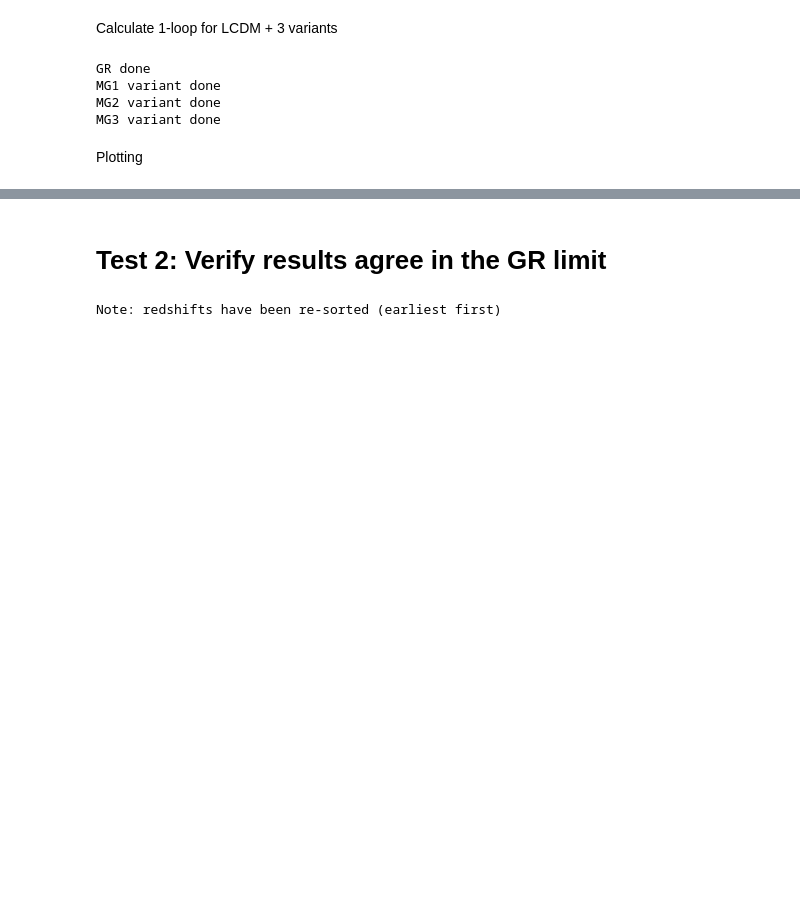
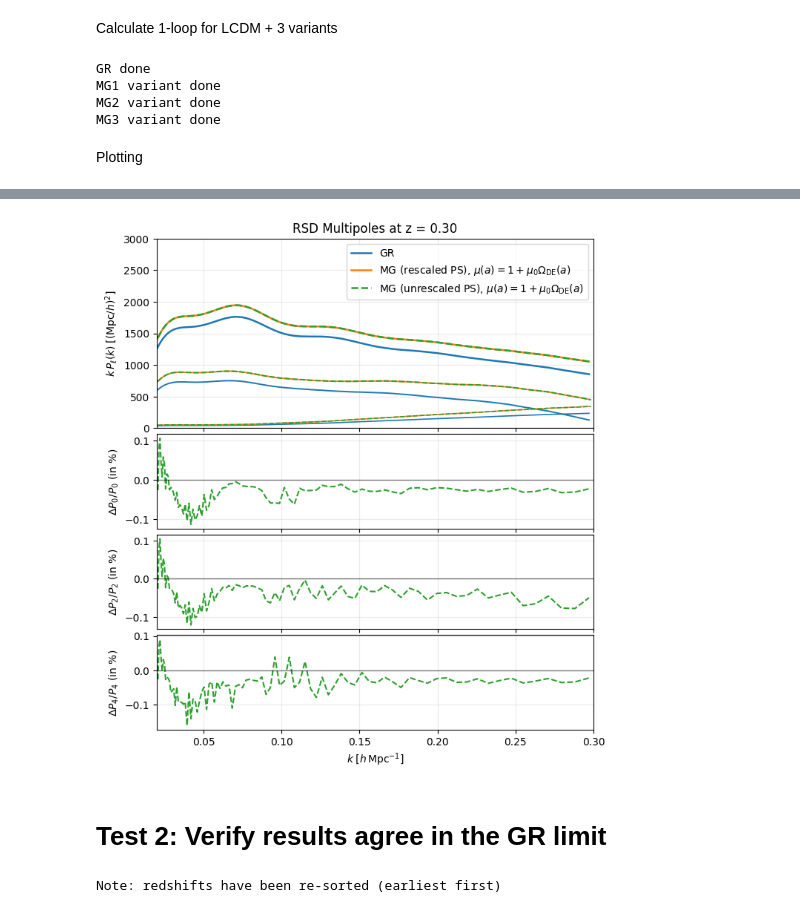
Before and after one commit to alejandroaviles/fkpt, a Jupyter notebook: notebooks/pyfkpt_with_isitgr.ipynb, the cells around one changed output, grey strips where cells are left out. Saved outputs shown, nothing was run; the diff lists cells and outputs as text; code cells hidden in the pictures; blank space fills up the shorter version.

```diff
--- a/notebooks/pyfkpt_with_isitgr.ipynb
+++ b/notebooks/pyfkpt_with_isitgr.ipynb
@@ -239,3 +377,101 @@ plt.show()
+# %%
+import numpy as np
+import matplotlib.pyplot as plt
+
+# show only 0 < k < 0.02
+kmin_plot = 0.02
+kmax_plot = 0.3
+
+series = [
+    ("GR",                  "C0", "-",  k_GR,            P0_GR,            P2_GR,            P4_GR),
+    ("MG (rescaled PS), $\\mu(a)=1+\\mu_0\\Omega_\\mathrm{DE}(a)$",
+                            "C1", "-",  k_MG_internal,   P0_MG_internal,   P2_MG_internal,   P4_MG_internal),
+    ("MG (unrescaled PS), $\\mu(a)=1+\\mu_0\\Omega_\\mathrm{DE}(a)$",
+                            "C2", "--", k_MG_unrescaled, P0_MG_unrescaled, P2_MG_unrescaled, P4_MG_unrescaled),
+    # (removed) ("MG (external f(k))", "C3", ":",  k_MG, P0_MG, P2_MG, P4_MG),
+]
+
+def mask_window(kk, *ys):
+    m = (kk > kmin_plot) & (kk < kmax_plot)
+    out = [kk[m]]
+    for y in ys: out.append(y[m])
+    return out if len(out) > 2 else out[0]
+
+def _interp_common(x_ref, x_src, y_src):
+    xmin = max(x_ref.min(), x_src.min())
+    xmax = min(x_ref.max(), x_src.max())
+    mask = (x_ref >= xmin) & (x_ref <= xmax)
+    y_ref = np.full_like(x_ref, np.nan, dtype=float)
+    if np.count_nonzero(mask):
+        y_ref[mask] = np.interp(x_ref[mask], x_src, y_src)
+    return y_ref, mask
+
+def _safe_rel(num, den, m):
+    mm = m & np.isfinite(num) & np.isfinite(den) & (den != 0.0)
+    out = np.full_like(num, np.nan)
+    out[mm] = num[mm] / den[mm] - 1.0
+    return out * 100.0
+
+# mask all series
+series_masked = []
+for label, color, ls, kk, P0, P2, P4 in series:
+    km, P0m, P2m, P4m = mask_window(kk, P0, P2, P4)
+    series_masked.append((label, color, ls, km, P0m, P2m, P4m))
+
+# reference = rescaled MG
+k_ref   = series_masked[1][3]
+P0_ref  = series_masked[1][4]; P2_ref = series_masked[1][5]; P4_ref = series_masked[1][6]
+# unrescaled only
+_, _, _, k_unr, P0_unr, P2_unr, P4_unr = series_masked[2]
+
+# interpolate unrescaled onto k_ref
+P0_unr_i, m0a = _interp_common(k_ref, k_unr, P0_unr)
+P2_unr_i, m2a = _interp_common(k_ref, k_unr, P2_unr)
+P4_unr_i, m4a = _interp_common(k_ref, k_unr, P4_unr)
+
+# relative diffs: rescaled / unrescaled - 1
+rel0_unr = _safe_rel(P0_ref, P0_unr_i, m0a)
+rel2_unr = _safe_rel(P2_ref, P2_unr_i, m2a)
+rel4_unr = _safe_rel(P4_ref, P4_unr_i, m4a)
+
+# plot
+fig, axes = plt.subplots(4, 1, figsize=(7.6, 8.6), sharex=True,
+                         gridspec_kw={"height_ratios": [2, 1, 1, 1], "hspace": 0.05})
+ax_main, ax_r0, ax_r2, ax_r4 = axes
+
+for label, color, ls, kk, P0, P2, P4 in series_masked:
+    ax_main.plot(kk, kk*P0, linestyle=ls, color=color, linewidth=1.8, label=label)
+    ax_main.plot(kk, kk*P2, linestyle=ls, color=color, linewidth=1.4)
+    ax_main.plot(kk, kk*P4, linestyle=ls, color=color, linewidth=1.2)
+
+ax_main.set_ylabel(r"$k\,P_\ell(k)\;[(\mathrm{Mpc}/h)^2]$")
+ax_main.set_title(f"RSD Multipoles at z = {z_pk:.2f}")
+ax_main.axhline(0, color='k', alpha=0.25, lw=1.0)
+ax_main.grid(True, alpha=0.25)
+ax_main.legend(loc="best")
+ax_main.set_xlim(kmin_plot, kmax_plot)
+ax_main.set_ylim(0, 3000)
+
+def _decorate(ax, lab):
+    ax.axhline(0.0, color='k', lw=1.0, alpha=0.5)
+    ax.grid(True, alpha=0.25)
+    ax.set_ylabel(lab)
+
+ax_r0.plot(k_ref, rel0_unr, linestyle="--", color="C2", label="rescaled / unrescaled − 1")
+_decorate(ax_r0, r"$\Delta P_0/P_0$ (in %)")
+
+ax_r2.plot(k_ref, rel2_unr, linestyle="--", color="C2")
+_decorate(ax_r2, r"$\Delta P_2/P_2$ (in %)")
+
+ax_r4.plot(k_ref, rel4_unr, linestyle="--", color="C2")
+_decorate(ax_r4, r"$\Delta P_4/P_4$ (in %)")
+
+ax_r4.set_xlabel(r"$k\;[h\,\mathrm{Mpc}^{-1}]$")
+
+plt.tight_layout()
+plt.show()
+# %% [output]
+[figure, added]
 # %% [markdown]
 # Test 2: Verify results agree in the GR limit
 # %%
```
Also changed, not shown: parts of 16 cells of this notebook, 5 other files.
